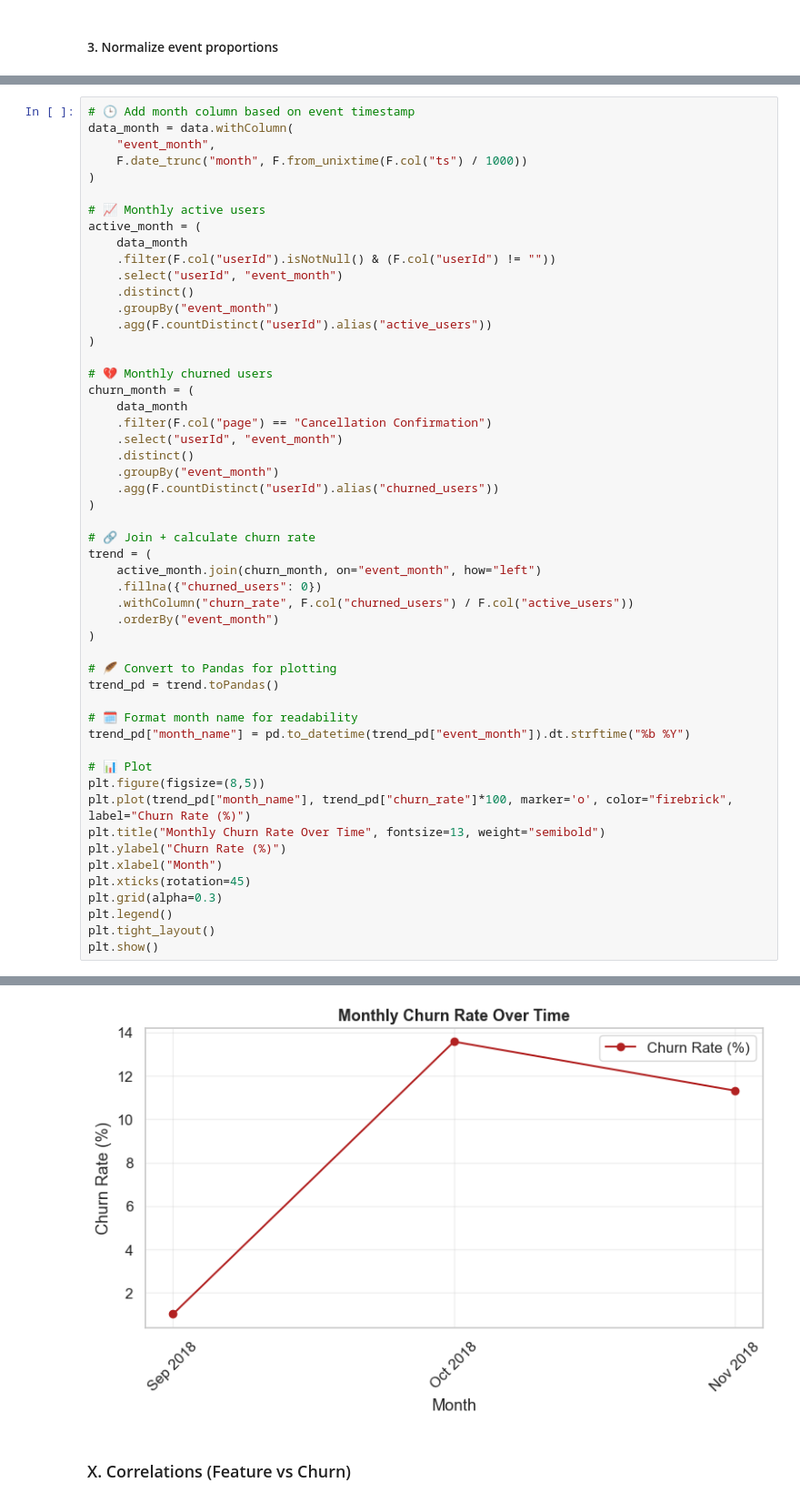
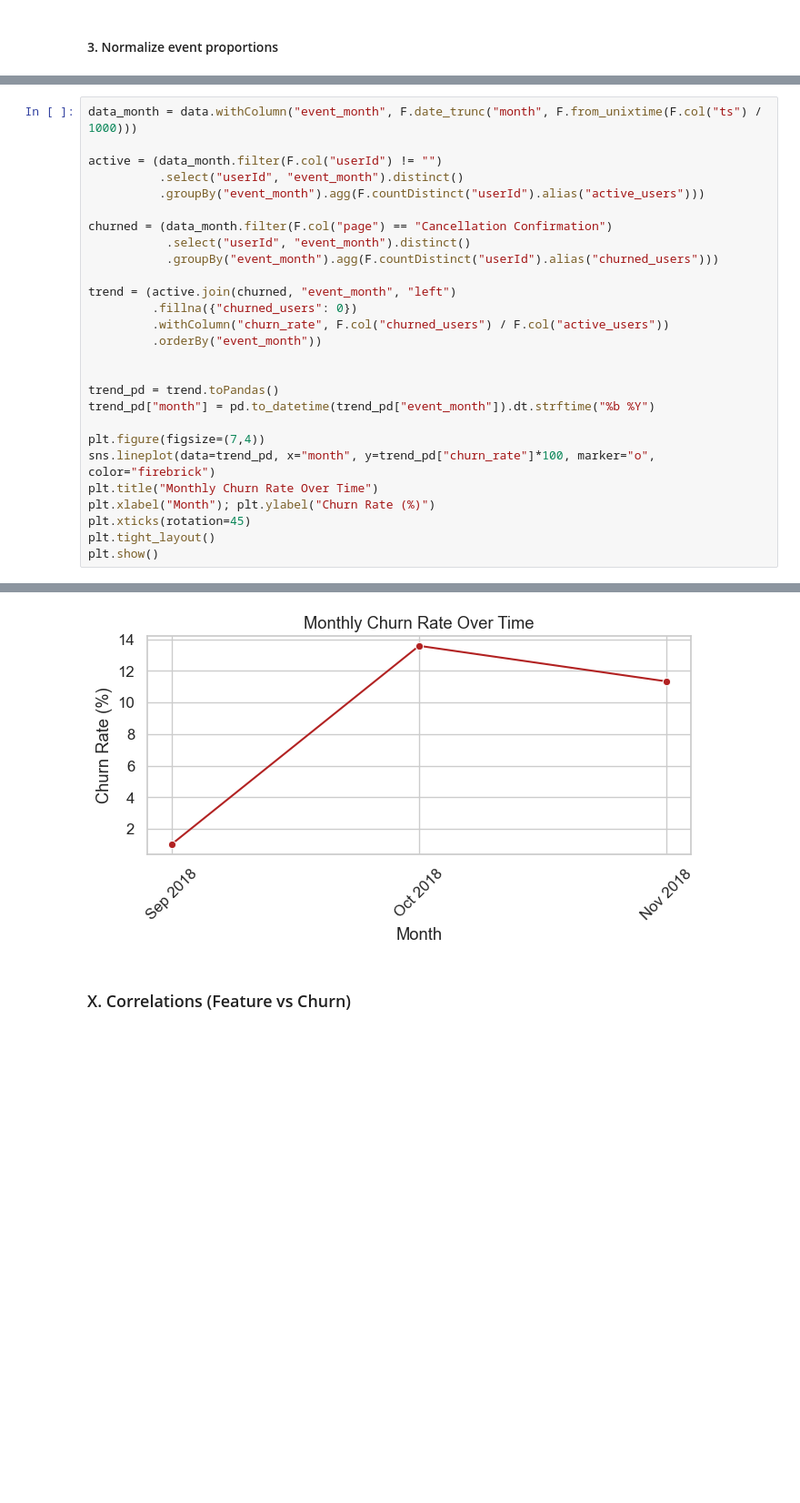
Before and after one commit to ZlataSparrow/Churn_Risk_Classification, a Jupyter notebook: notebook/02_EDA.ipynb, the cells around one changed output, grey strips where cells are left out. Shown at 91% size. Drawn from its saved outputs; the diff is of its cells as text; blank space fills up the shorter version.

```diff
--- a/notebook/02_EDA.ipynb
+++ b/notebook/02_EDA.ipynb
@@ -1203,53 +1178,28 @@ org.apache.spark.SparkException: Exception thrown in awaitResult:
 # %%
-# 🕒 Add month column based on event timestamp
-data_month = data.withColumn(
-    "event_month",
-    F.date_trunc("month", F.from_unixtime(F.col("ts") / 1000))
-)
+data_month = data.withColumn("event_month", F.date_trunc("month", F.from_unixtime(F.col("ts") / 1000)))
 
-# 📈 Monthly active users
-active_month = (
-    data_month
-    .filter(F.col("userId").isNotNull() & (F.col("userId") != ""))
-    .select("userId", "event_month")
-    .distinct()
-    .groupBy("event_month")
-    .agg(F.countDistinct("userId").alias("active_users"))
-)
+active = (data_month.filter(F.col("userId") != "")
+          .select("userId", "event_month").distinct()
+          .groupBy("event_month").agg(F.countDistinct("userId").alias("active_users")))
 
-# 💔 Monthly churned users
-churn_month = (
-    data_month
-    .filter(F.col("page") == "Cancellation Confirmation")
-    .select("userId", "event_month")
-    .distinct()
-    .groupBy("event_month")
-    .agg(F.countDistinct("userId").alias("churned_users"))
-)
+churned = (data_month.filter(F.col("page") == "Cancellation Confirmation")
+           .select("userId", "event_month").distinct()
+           .groupBy("event_month").agg(F.countDistinct("userId").alias("churned_users")))
 
-# 🔗 Join + calculate churn rate
-trend = (
-    active_month.join(churn_month, on="event_month", how="left")
-    .fillna({"churned_users": 0})
-    .withColumn("churn_rate", F.col("churned_users") / F.col("active_users"))
-    .orderBy("event_month")
-)
+trend = (active.join(churned, "event_month", "left")
+         .fillna({"churned_users": 0})
+         .withColumn("churn_rate", F.col("churned_users") / F.col("active_users"))
+         .orderBy("event_month"))
 
-# 🪶 Convert to Pandas for plotting
+
 trend_pd = trend.toPandas()
+trend_pd["month"] = pd.to_datetime(trend_pd["event_month"]).dt.strftime("%b %Y")
 
-# 🗓️ Format month name for readability
-trend_pd["month_name"] = pd.to_datetime(trend_pd["event_month"]).dt.strftime("%b %Y")
-
-# 📊 Plot
-plt.figure(figsize=(8,5))
-plt.plot(trend_pd["month_name"], trend_pd["churn_rate"]*100, marker='o', color="firebrick", label="Churn Rate (%)")
-plt.title("Monthly Churn Rate Over Time", fontsize=13, weight="semibold")
-plt.ylabel("Churn Rate (%)")
-plt.xlabel("Month")
+plt.figure(figsize=(7,4))
+sns.lineplot(data=trend_pd, x="month", y=trend_pd["churn_rate"]*100, marker="o", color="firebrick")
+plt.title("Monthly Churn Rate Over Time")
+plt.xlabel("Month"); plt.ylabel("Churn Rate (%)")
 plt.xticks(rotation=45)
-plt.grid(alpha=0.3)
-plt.legend()
 plt.tight_layout()
 plt.show()
 # %% [output]
@@ -1258,4 +1206,4 @@ Attempting non-optimization as 'spark.sql.execution.arrow.pyspark.fallback.enabl
-[figure, old version]
+[figure, new version]
 # %% [markdown]
 ### X. Correlations (Feature vs Churn)
 # %% [markdown]
```
Also changed, not shown: parts of 57 cells of this notebook.
